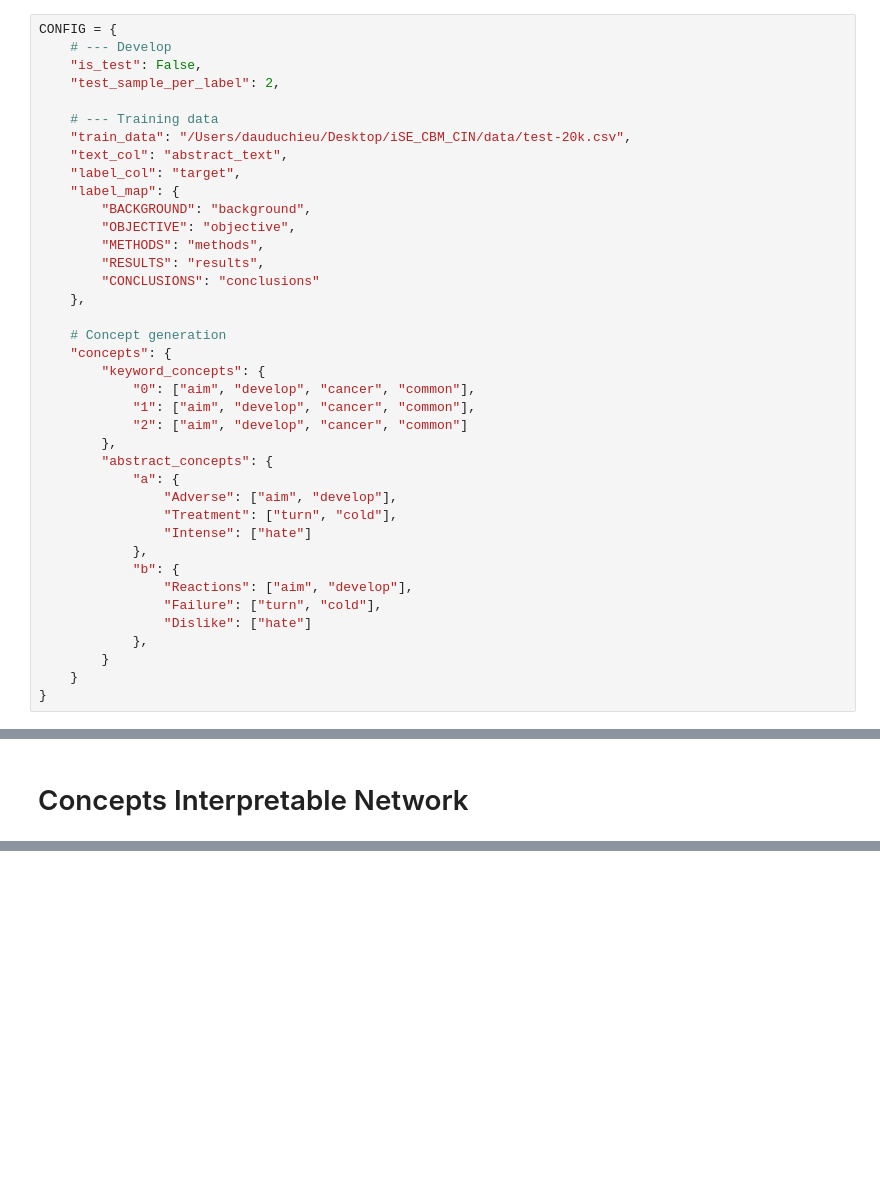
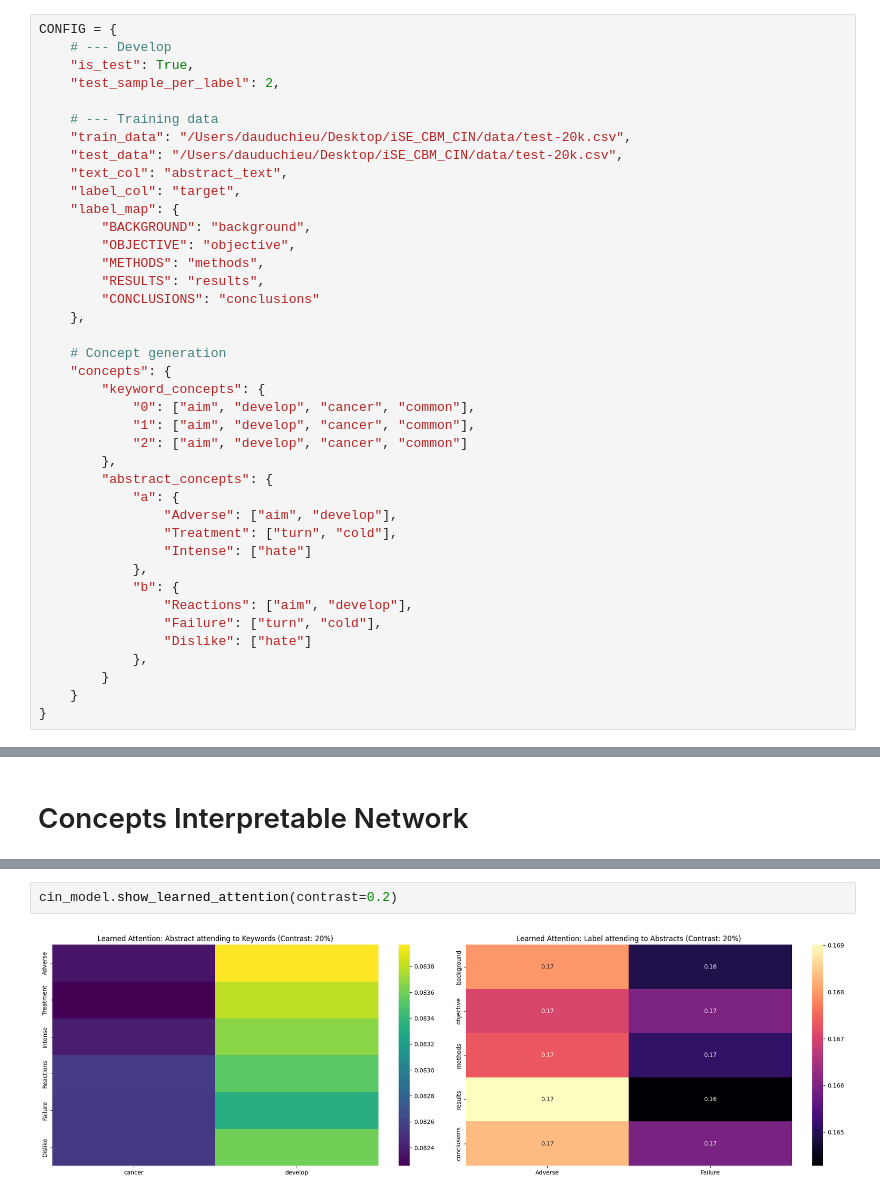
Before and after one commit to iSE-CBM/CIN, a Jupyter notebook: notebook/main_cin.ipynb, the cells around one changed output, grey strips where cells are left out. Drawn from its saved outputs; the diff is of its cells as text; blank space fills up the shorter version.

```diff
--- a/notebook/main_cin.ipynb
+++ b/notebook/main_cin.ipynb
@@ -3,11 +3,12 @@
 # %%
 CONFIG = {
     # --- Develop
-    "is_test": False,
+    "is_test": True,
     "test_sample_per_label": 2,
 
     # --- Training data
     "train_data": "/Users/dauduchieu/Desktop/iSE_CBM_CIN/data/test-20k.csv",
+    "test_data": "/Users/dauduchieu/Desktop/iSE_CBM_CIN/data/test-20k.csv",
     "text_col": "abstract_text",
     "label_col": "target",
     "label_map": {
@@ -237,0 +721,4 @@ class CIN(nn.Module):
+# %%
+cin_model.show_learned_attention(contrast=0.2)
+# %% [output]
+[figure, added]
```
Also changed, not shown: parts of 25 cells of this notebook.
